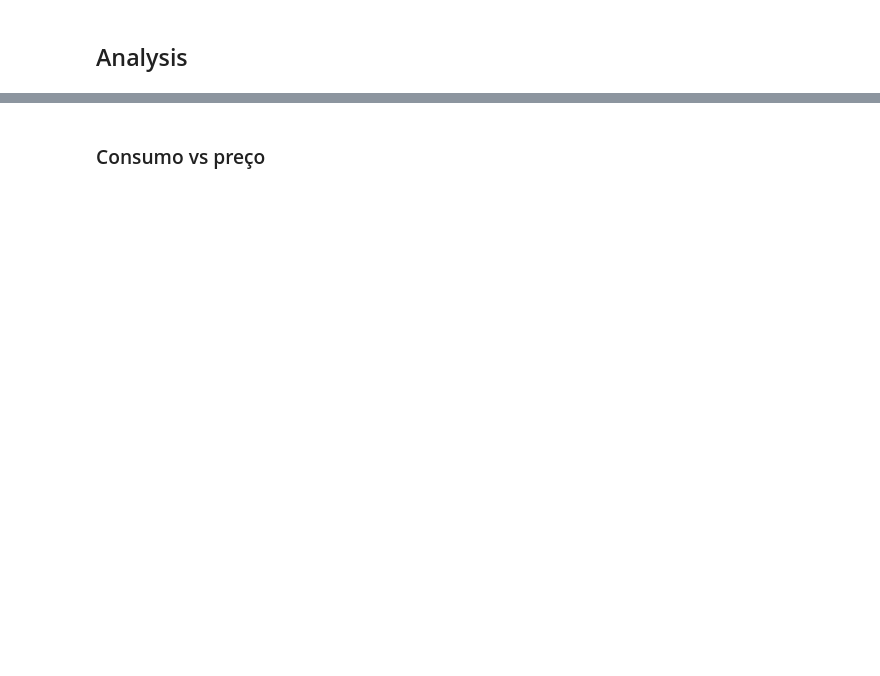
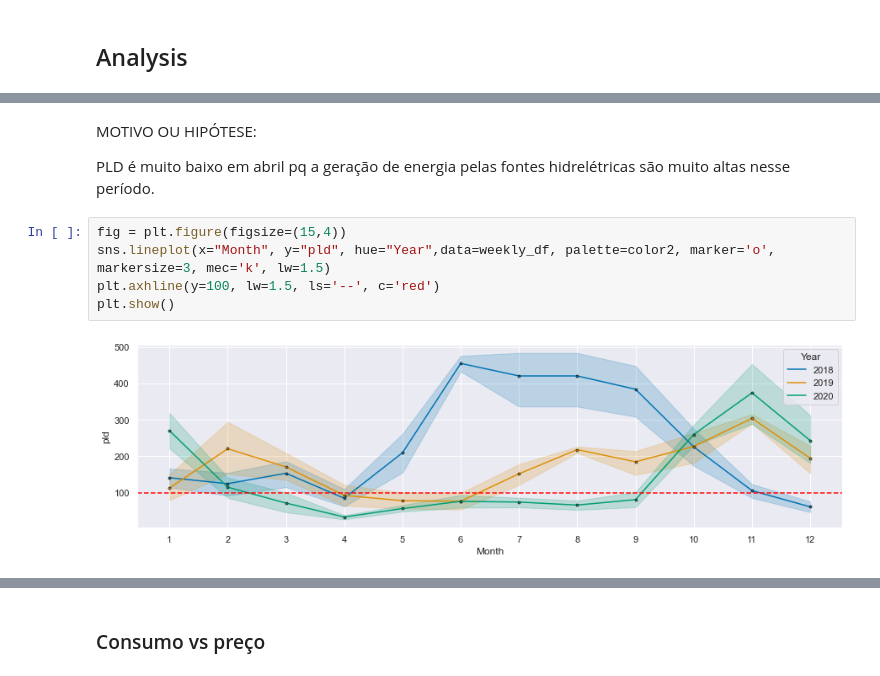
Before and after one commit to rocabrera/python-learning, a Jupyter notebook: advanced/pandas/projeto_energia/example_project.ipynb, the cells around one changed output, grey strips where cells are left out. Saved outputs shown, nothing was run; the diff lists cells and outputs as text; blank space fills up the shorter version.

Commit message:
finaliza código do projeto de energia

```diff
--- a/advanced/pandas/projeto_energia/example_project.ipynb
+++ b/advanced/pandas/projeto_energia/example_project.ipynb
@@ -70,0 +97,11 @@ infopld18_clean.head(10)
+# %% [markdown]
+MOTIVO OU HIPÓTESE:
+
+PLD é muito baixo em abril pq a geração de energia pelas fontes hidrelétricas são muito altas nesse período.
+# %%
+fig = plt.figure(figsize=(15,4))
+sns.lineplot(x="Month", y="pld", hue="Year",data=weekly_df, palette=color2, marker='o', markersize=3, mec='k', lw=1.5)
+plt.axhline(y=100, lw=1.5, ls='--', c='red')
+plt.show()
+# %% [output]
+[figure, added]
```
Also changed, not shown: parts of 26 cells of this notebook.
